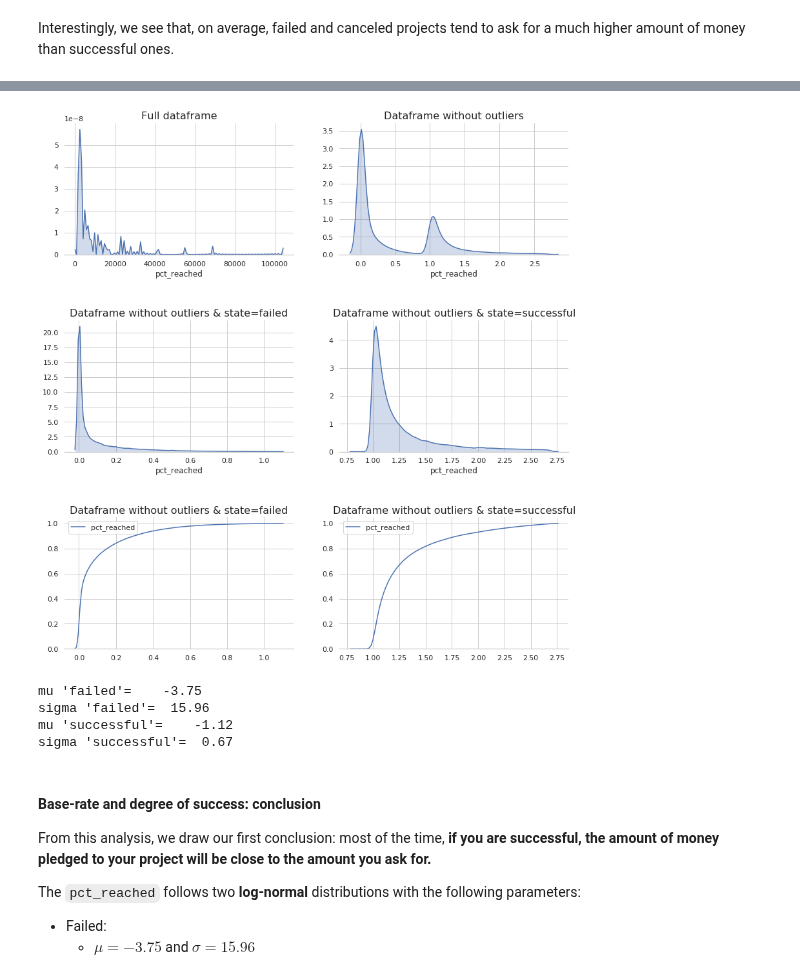
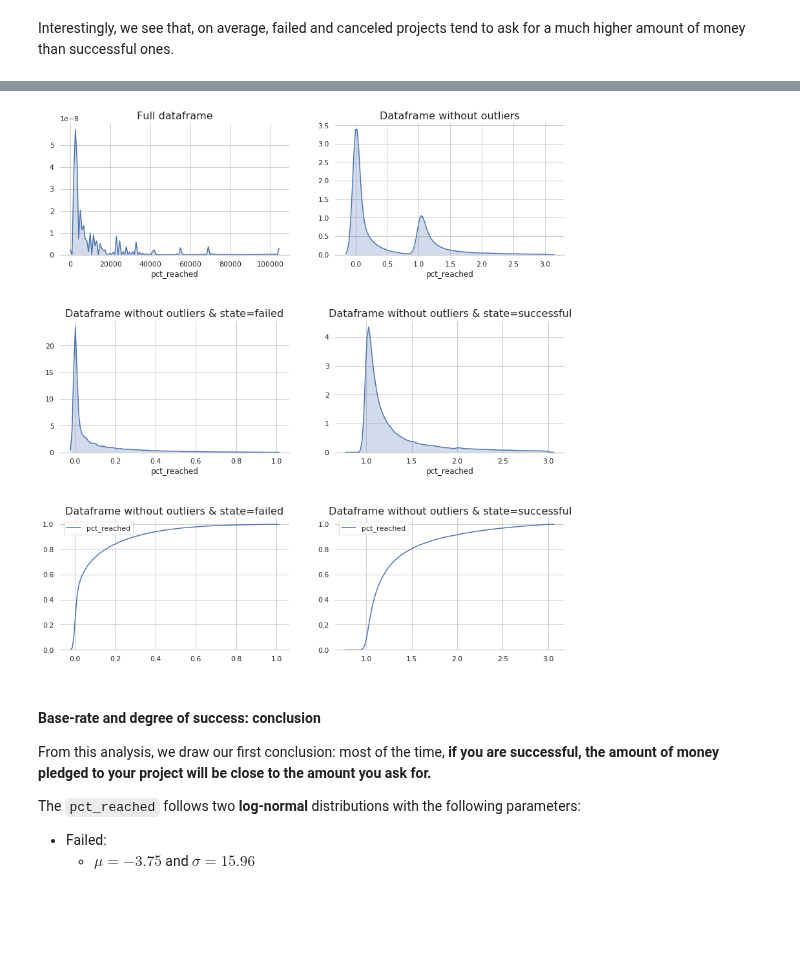
Before and after one commit to tbacha/DMML2019_Team_Apple, a Jupyter notebook: code/Kickstarter_notebook_Team_Apple_EDA.ipynb, the cells around one changed output, grey strips where cells are left out. Cells and saved outputs as stored; diff of their text form; code cells hidden in the pictures; blank space fills up the shorter version.

```diff
--- a/code/Kickstarter_notebook_Team_Apple_EDA.ipynb
+++ b/code/Kickstarter_notebook_Team_Apple_EDA.ipynb
@@ -211,11 +215,16 @@ As we can see on the figure below, the values are very stretched. On the right f
 # %%
+q1,q3 = np.percentile(df["pct_reached"],[25,75])
+q1_suc,q3_suc = np.percentile(df[df['state']==1]["pct_reached"],[25,75])
+
+upper_bound = round((q3 +(1.5 * (q3 - q1))),0)
+upper_bound_suc = round((q3_suc +(1.5 * (q3_suc - q1_suc))),0)
+
 f, axes = plt.subplots(1, 2, figsize=(14, 7), sharex=False)
 sns.set(style="whitegrid")
 sns.despine(left=True)
 sns.boxenplot(x="pct_reached",color="b", scale="linear", data=df,ax=axes[0]).set_title("Degree of success (whole dataset)", size=16)
-sns.boxenplot(x="pct_reached",color="b", scale="linear", data=df[df["pct_reached"]<2.57],ax=axes[1]).set_title("Degree of success (<2.5)", size=16)
+sns.boxenplot(x="pct_reached",color="b", scale="linear", data=df[df["pct_reached"]<upper_bound],ax=axes[1]).set_title("Degree of success without outliers", size=16)
 plt.show()
-print("Values at each quartile:\n", df["pct_reached"].quantile([0.25,0.5,0.75,0.95]))
 # %% [output]
 'c' argument looks like a single numeric RGB or RGBA sequence, which should be avoided as value-mapping will have precedence in case its length matches with 'x' & 'y'.  Please use a 2-D array with a s ...
 'c' argument looks like a single numeric RGB or RGBA sequence, which should be avoided as value-mapping will have precedence in case its length matches with 'x' & 'y'.  Please use a 2-D array with a s ...
@@ -235,36 +238,29 @@ In both cases, the `pct_reached` indeed follows a **log-normal** distribution. W
 # %%
 f, axes = plt.subplots(3, 2, figsize=(14, 15), sharex=False)
 sns.despine(left=True)
 f.subplots_adjust(hspace=.5)
 axes[0,0].set_title('Full dataframe', size=16)
 axes[0,1].set_title('Dataframe without outliers', size=16)
 axes[1,0].set_title('Dataframe without outliers & state=failed', size=16)
 axes[1,1].set_title('Dataframe without outliers & state=successful', size=16)
 axes[2,0].set_title('Dataframe without outliers & state=failed', size=16)
 axes[2,1].set_title('Dataframe without outliers & state=successful', size=16)
 sns.distplot(df["pct_reached"], hist=False, color="b", kde_kws={"shade": True},ax=axes[0,0])#.set_xlabel('') #first row left
-sns.distplot(df[df["pct_reached"]<2.7]["pct_reached"], hist=False, color="b", kde_kws={"shade": True},ax=axes[0,1])#.set_xlabel('') #first row right
-sns.distplot(df[(df["pct_reached"]<2.7) & ((df["state"]==0))]["pct_reached"], hist=False, color="b", kde_kws={"shade": True},ax=axes[1,0])
-sns.distplot(df[(df["pct_reached"]<2.7) & ((df["state"]==1))]["pct_reached"], hist=False, color="b", kde_kws={"shade": True},ax=axes[1,1])
-sns.kdeplot(df[(df["pct_reached"]<2.7) & ((df["state"]==0))]["pct_reached"], cumulative=True,ax=axes[2,0])
-sns.kdeplot(df[(df["pct_reached"]<2.7) & ((df["state"]==1))]["pct_reached"], cumulative=True,ax=axes[2,1])
+sns.distplot(df[df["pct_reached"]<upper_bound]["pct_reached"], hist=False, color="b", kde_kws={"shade": True},ax=axes[0,1])#.set_xlabel('') #first row right
+sns.distplot(df[(df["pct_reached"]<1) & ((df["state"]==0))]["pct_reached"], hist=False, color="b", kde_kws={"shade": True},ax=axes[1,0])
+sns.distplot(df[(df["pct_reached"]<upper_bound_suc) & ((df["state"]==1))]["pct_reached"], hist=False, color="b", kde_kws={"shade": True},ax=axes[1,1])
+sns.kdeplot(df[(df["pct_reached"]<1) & ((df["state"]==0))]["pct_reached"], cumulative=True,ax=axes[2,0])
+sns.kdeplot(df[(df["pct_reached"]<upper_bound_suc) & ((df["state"]==1))]["pct_reached"], cumulative=True,ax=axes[2,1])
 
 plt.show()
 # %% [output]
-[figure, old version]
+[figure, new version]
 # %%
-listofdata = df[(df["pct_reached"]<2.7) & ((df["state"]==0))]["pct_reached"]
-listofdata1 = df[(df["pct_reached"]<2.7) & ((df["state"]==1))]["pct_reached"]
-shape, location, scale = scipy.stats.lognorm.fit(listofdata)
-shape1, location1, scale1 = scipy.stats.lognorm.fit(listofdata1)
+shape, location, scale = scipy.stats.lognorm.fit(df[(df["pct_reached"]<2.7) & ((df["state"]==0))]["pct_reached"])
+shape1, location1, scale1 = scipy.stats.lognorm.fit(df[(df["pct_reached"]<2.7) & ((df["state"]==1))]["pct_reached"])
 mu, sigma = np.log(scale), shape
 mu1, sigma1 = np.log(scale1), shape1
-print("mu 'failed'=   ",round(mu,2),'\n' "sigma 'failed'= ",round(sigma,2),'\n' "mu 'successful'=   ",round(mu1,2),'\n'"sigma 'successful'= ",round(sigma1,2))
+#print("mu 'failed'=   ",round(mu,2),'\n' "sigma 'failed'= ",round(sigma,2),'\n' "mu 'successful'=   ",round(mu1,2),'\n'"sigma 'successful'= ",round(sigma1,2))
-# %% [output]
-mu 'failed'=    -3.75
-sigma 'failed'=  15.96
-mu 'successful'=    -1.12
-sigma 'successful'=  0.67
 # %% [markdown]
 #### Base-rate and degree of success: conclusion
 
```
Also changed, not shown: parts of 15 cells of this notebook.
